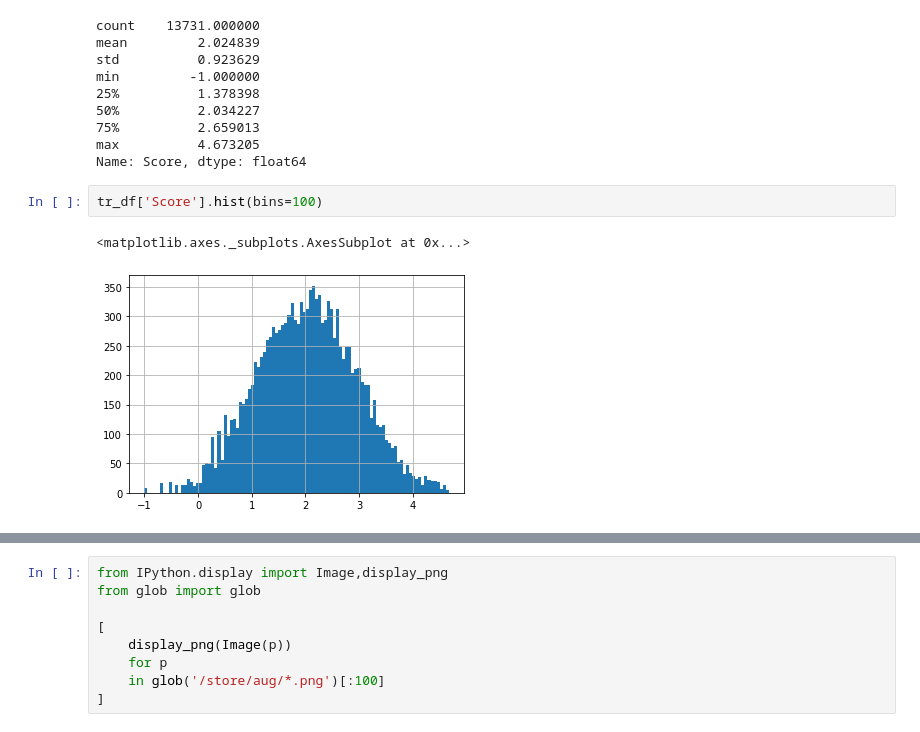
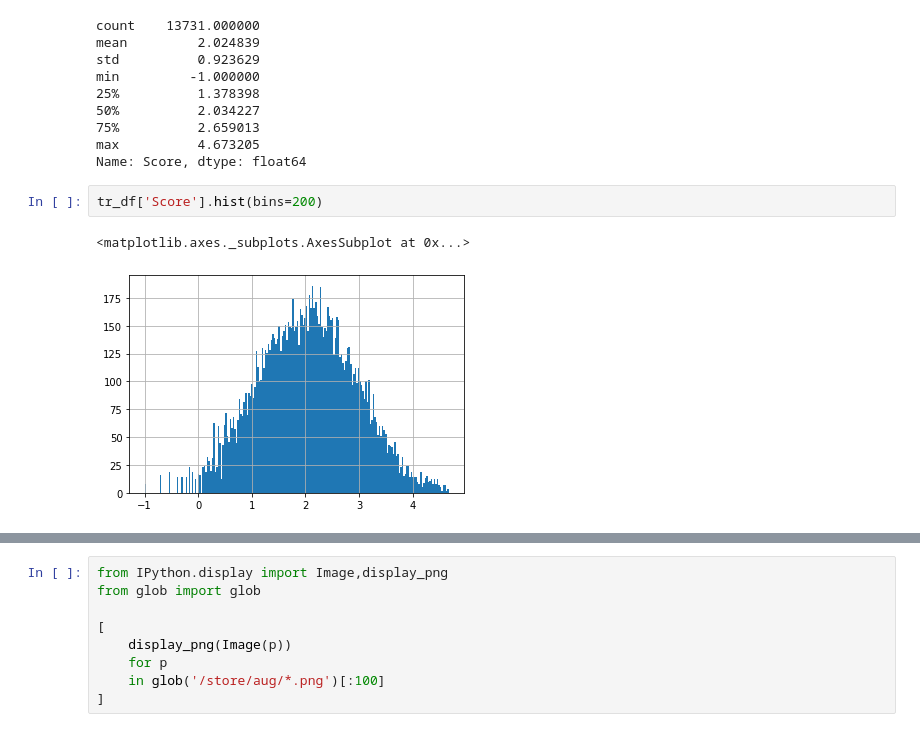
Before and after one commit to h4nyu/aplf, a Jupyter notebook: app/notebooks/Untitled.ipynb, the cells around one changed output, grey strips where cells are left out. Cells and saved outputs as stored; diff of their text form.

```diff
--- a/app/notebooks/Untitled.ipynb
+++ b/app/notebooks/Untitled.ipynb
@@ -13,7 +13,7 @@ min         -1.000000
 max          4.673205
 Name: Score, dtype: float64
 # %%
-tr_df['Score'].hist(bins=100)
+tr_df['Score'].hist(bins=200)
 # %% [output]
 <matplotlib.axes._subplots.AxesSubplot at 0x...>
-[figure, old version]
+[figure, new version]
```
Also changed, not shown: parts of 7 cells of this notebook, 2 other files.
